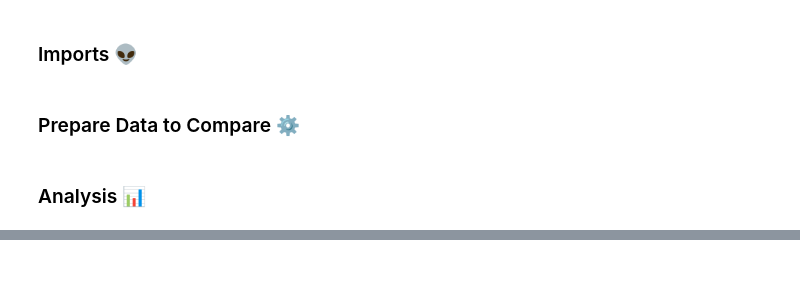
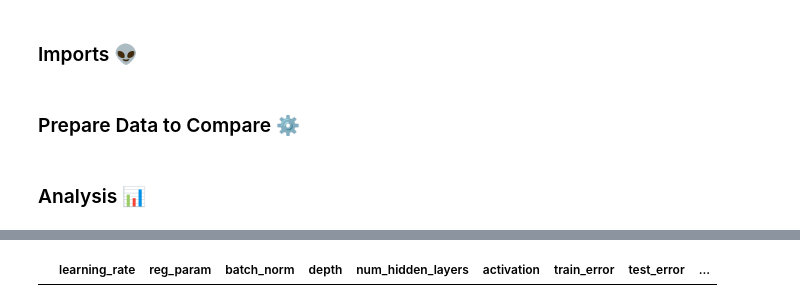
Before and after one commit to janikvhrubant/nn-sampling-analysis, a Jupyter notebook: notebooks/evaluate.ipynb, the cells around one changed output, grey strips where cells are left out. Drawn from its saved outputs; the diff is of its cells as text; code cells hidden in the pictures; blank space fills up the shorter version.

```diff
--- a/notebooks/evaluate.ipynb
+++ b/notebooks/evaluate.ipynb
@@ -92,3 +92,7 @@ for method in ["sobol", "mc"]:
+# %%
+together_df.loc[(together_df.depth == 4) & (together_df.sampling_type == 'sobol')]
+# %% [output]
+|  | learning_rate | reg_param | batch_norm | depth | num_hidden_layers | activation | train_error | test_error | ... |
 # %%
 g = sns.FacetGrid(
     together_df, col="sampling_type", height=4, aspect=1.2
```
Also changed, not shown: parts of 7 cells of this notebook, 23 other files.
